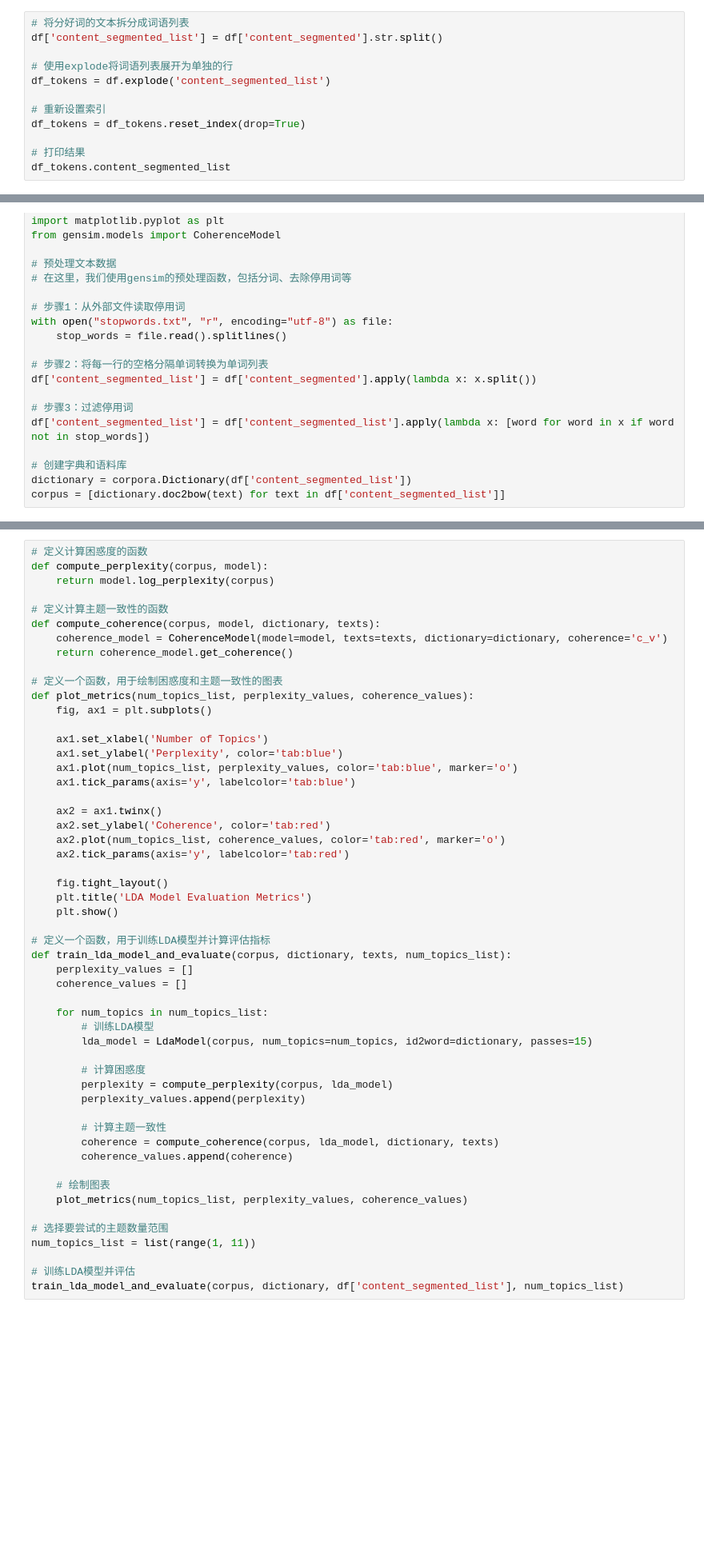
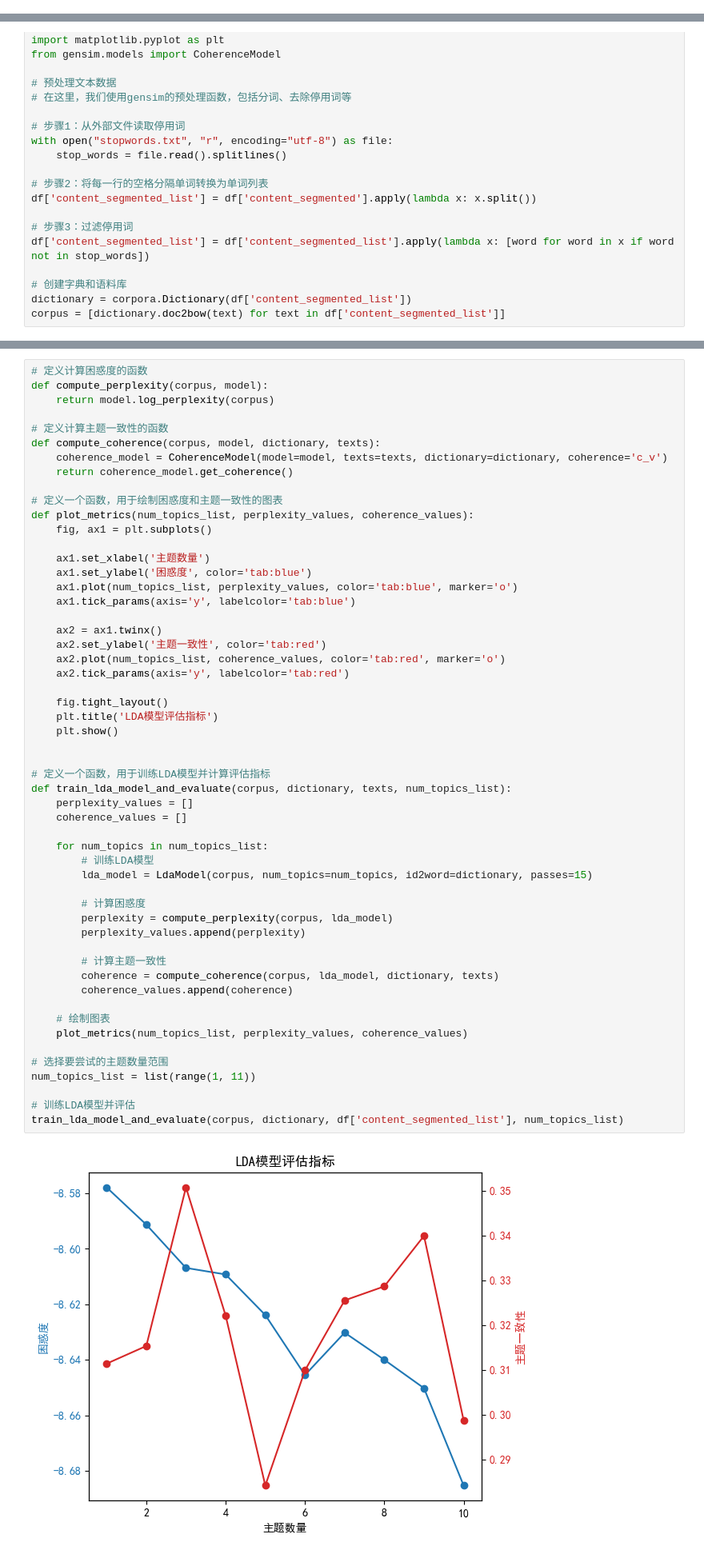
Before and after one commit to zhiliang-lin/public_opinion_data_analysis, a Jupyter notebook: 02 Python数据科学常用包+文本分析初阶/02-5 the_queen_of_news_reviews.ipynb, the cells around one changed output, grey strips where cells are left out. Shown: that part at 80% size. Cells and saved outputs as stored; diff of their text form; blank space fills up the shorter version.

```diff
--- a/02 Python数据科学常用包+文本分析初阶/02-5 the_queen_of_news_reviews.ipynb
+++ b/02 Python数据科学常用包+文本分析初阶/02-5 the_queen_of_news_reviews.ipynb
@@ -126,12 +163,0 @@ Series([], Name: count, dtype: int64)
-# %%
-# 将分好词的文本拆分成词语列表
-df['content_segmented_list'] = df['content_segmented'].str.split()
-
-# 使用explode将词语列表展开为单独的行
-df_tokens = df.explode('content_segmented_list')
-
-# 重新设置索引
-df_tokens = df_tokens.reset_index(drop=True)
-
-# 打印结果
-df_tokens.content_segmented_list
@@ -212,42 +209,45 @@ def compute_coherence(corpus, model, dictionary, texts):
 def plot_metrics(num_topics_list, perplexity_values, coherence_values):
     fig, ax1 = plt.subplots()
 
-    ax1.set_xlabel('Number of Topics')
-    ax1.set_ylabel('Perplexity', color='tab:blue')
+    ax1.set_xlabel('主题数量')
+    ax1.set_ylabel('困惑度', color='tab:blue')
     ax1.plot(num_topics_list, perplexity_values, color='tab:blue', marker='o')
     ax1.tick_params(axis='y', labelcolor='tab:blue')
 
     ax2 = ax1.twinx()
-    ax2.set_ylabel('Coherence', color='tab:red')
+    ax2.set_ylabel('主题一致性', color='tab:red')
     ax2.plot(num_topics_list, coherence_values, color='tab:red', marker='o')
     ax2.tick_params(axis='y', labelcolor='tab:red')
 
     fig.tight_layout()
-    plt.title('LDA Model Evaluation Metrics')
+    plt.title('LDA模型评估指标')
     plt.show()
+
 
 # 定义一个函数，用于训练LDA模型并计算评估指标
 def train_lda_model_and_evaluate(corpus, dictionary, texts, num_topics_list):
     perplexity_values = []
     coherence_values = []
 
     for num_topics in num_topics_list:
         # 训练LDA模型
         lda_model = LdaModel(corpus, num_topics=num_topics, id2word=dictionary, passes=15)
 
         # 计算困惑度
         perplexity = compute_perplexity(corpus, lda_model)
         perplexity_values.append(perplexity)
 
         # 计算主题一致性
         coherence = compute_coherence(corpus, lda_model, dictionary, texts)
         coherence_values.append(coherence)
 
     # 绘制图表
     plot_metrics(num_topics_list, perplexity_values, coherence_values)
 
 # 选择要尝试的主题数量范围
 num_topics_list = list(range(1, 11))
 
 # 训练LDA模型并评估
 train_lda_model_and_evaluate(corpus, dictionary, df['content_segmented_list'], num_topics_list)
+# %% [output]
+[figure, added]
```
Also changed, not shown: parts of 12 cells of this notebook, 2 other files.
